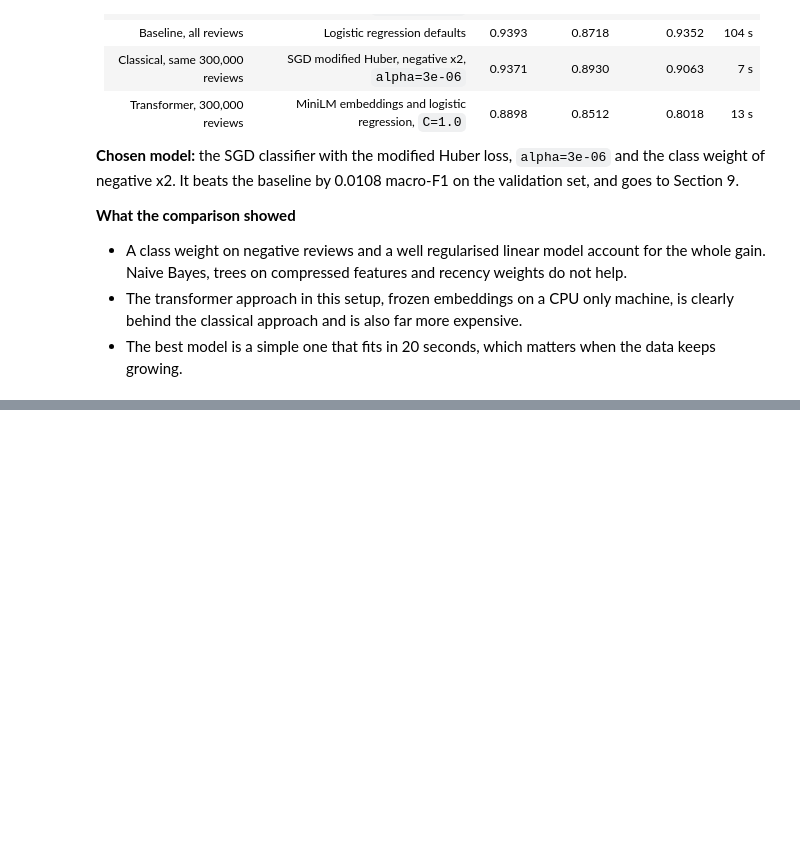
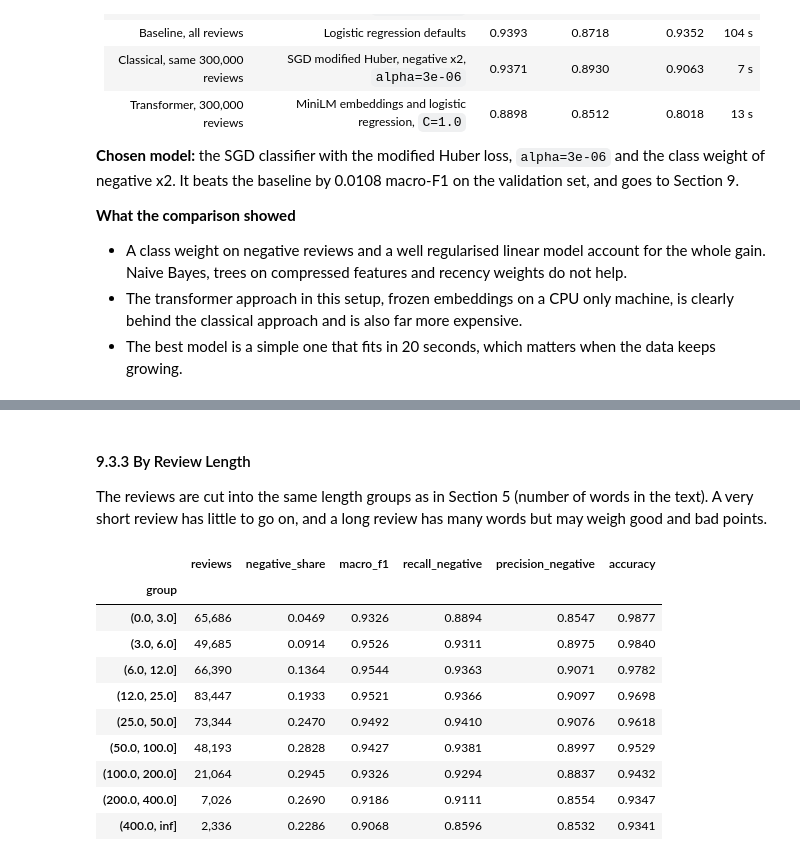
Before and after one commit to Virtuozs/MLOps2-pertemuan1-sentiment-classification, a Jupyter notebook: notebook.ipynb, the cells around one changed output, grey strips where cells are left out. Saved outputs shown, nothing was run; the diff lists cells and outputs as text; code cells hidden in the pictures; blank space fills up the shorter version.

```diff
--- a/notebook.ipynb
+++ b/notebook.ipynb
@@ -2911,0 +3184,21 @@ one example: Really? . Is anyone besides scalpers allowed to buy these? It's ver
+# %% [markdown]
+#### 9.3.3 By Review Length
+
+The reviews are cut into the same length groups as in Section 5 (number of words in the text). A very short review has little to go on, and a long review has many words but may weigh good and bad points.
+# %%
+diag['length'] = pd.cut(diag['words'], [0, 3, 6, 12, 25, 50, 100, 200, 400, np.inf]).astype(str)
+order = [str(i) for i in pd.cut(pd.Series([1]), [0, 3, 6, 12, 25, 50, 100, 200, 400, np.inf]).cat.categories]
+by_length = group_table('length').reindex(order)
+style_groups(by_length)
+# %% [output]
+|  | reviews | negative_share | macro_f1 | recall_negative | precision_negative | accuracy |
+| group |  |  |  |  |  |  |
+| (0.0, 3.0] | 65,686 | 0.0469 | 0.9326 | 0.8894 | 0.8547 | 0.9877 |
+| (3.0, 6.0] | 49,685 | 0.0914 | 0.9526 | 0.9311 | 0.8975 | 0.9840 |
+| (6.0, 12.0] | 66,390 | 0.1364 | 0.9544 | 0.9363 | 0.9071 | 0.9782 |
+| (12.0, 25.0] | 83,447 | 0.1933 | 0.9521 | 0.9366 | 0.9097 | 0.9698 |
+| (25.0, 50.0] | 73,344 | 0.2470 | 0.9492 | 0.9410 | 0.9076 | 0.9618 |
+| (50.0, 100.0] | 48,193 | 0.2828 | 0.9427 | 0.9381 | 0.8997 | 0.9529 |
+| (100.0, 200.0] | 21,064 | 0.2945 | 0.9326 | 0.9294 | 0.8837 | 0.9432 |
+| (200.0, 400.0] | 7,026 | 0.2690 | 0.9186 | 0.9111 | 0.8554 | 0.9347 |
+| (400.0, inf] | 2,336 | 0.2286 | 0.9068 | 0.8596 | 0.8532 | 0.9341 |
```
Also changed, not shown: parts of 30 cells of this notebook.
